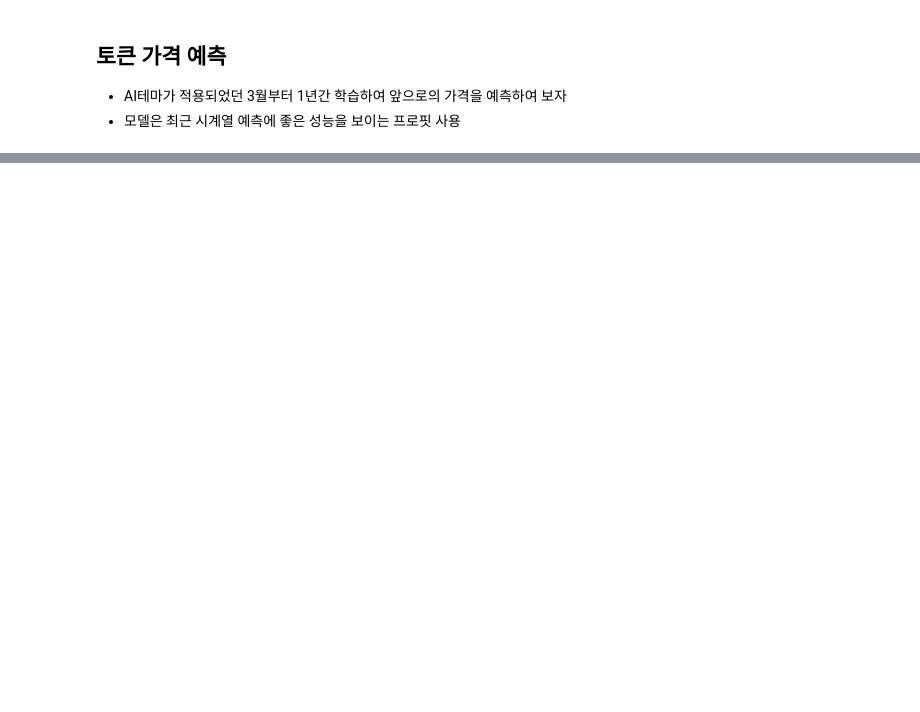
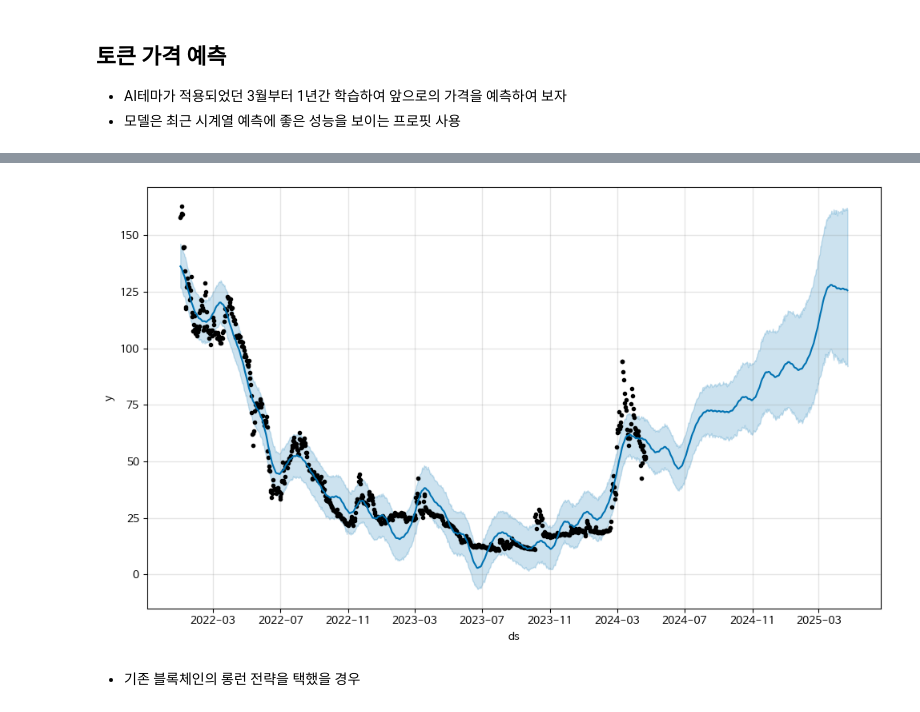
Before and after one commit to entangelk/poliris_news, a Jupyter notebook: docs/analysis/stock_analysis.ipynb, the cells around one changed output, grey strips where cells are left out. Saved outputs shown, nothing was run; the diff lists cells and outputs as text; code cells hidden in the pictures; blank space fills up the shorter version.

```diff
--- a/docs/analysis/stock_analysis.ipynb
+++ b/docs/analysis/stock_analysis.ipynb
@@ -496,0 +499,8 @@ model = Prophet()
+# %%
+fit_token_data = pd.DataFrame()
+
+
+fit_token_data['ds'] = pola_token['timestamp']
+fit_token_data['y'] = pola_token['close_price']
+# %%
+model.fit(fit_token_data)
@@ -496,0 +511,10 @@ model = Prophet()
+# %%
+future_dates = model.make_future_dataframe(periods=365)
+# %%
+forecast = model.predict(future_dates)
+# %%
+fig = model.plot(forecast)
+# %% [output]
+[figure, added]
+# %% [markdown]
+- 기존 블록체인의 롱런 전략을 택했을 경우
```
Also changed, not shown: parts of 12 cells of this notebook, 4 other files.
